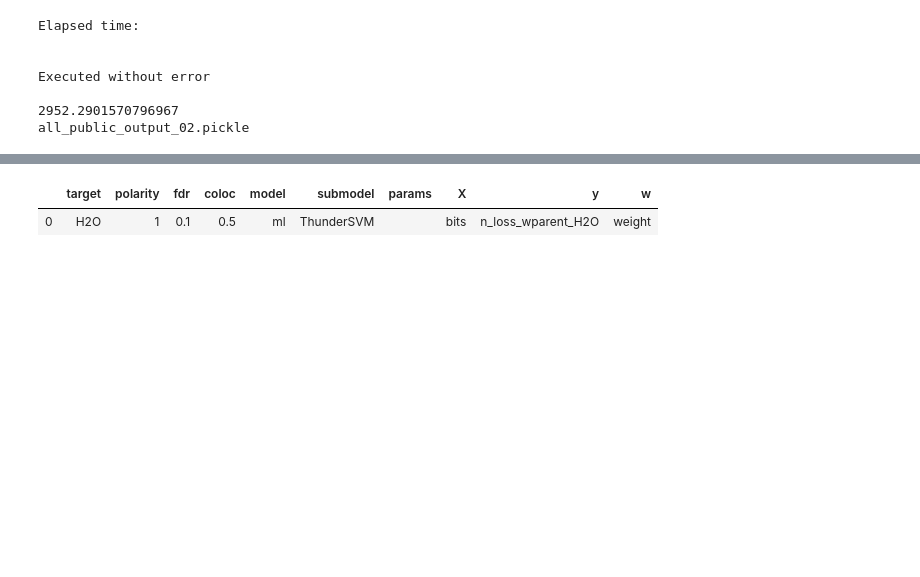
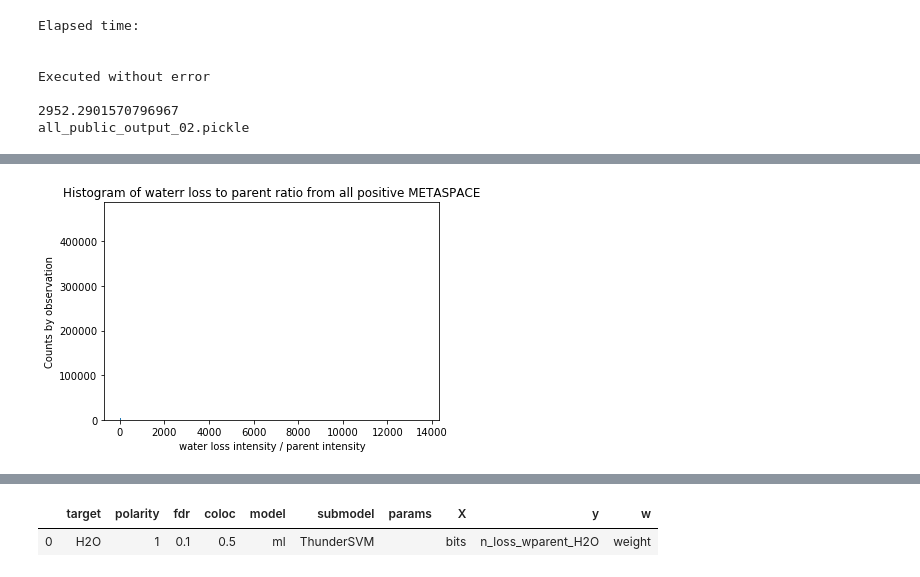
Before and after one commit to DinosaurInSpace/neutral_loss, a Jupyter notebook: nl_0_3_clean_join_nb.ipynb, the cells around one changed output, grey strips where cells are left out. Cells and saved outputs as stored; diff of their text form; code cells hidden in the pictures; blank space fills up the shorter version.

Commit message:
Updating scripts for treating problem as regression after groupby and aggregation on HMDB IDs.

```diff
--- a/nl_0_3_clean_join_nb.ipynb
+++ b/nl_0_3_clean_join_nb.ipynb
@@ -114,0 +148,2 @@ bits_df = bits_df[bits_df.hmdb_ids.isin(unique_hmdbs)].copy(deep=True)
+# %%
+join_df = join_df[join_df.polarity ==-1].copy(deep=True)
@@ -114,0 +171,6 @@ bits_df = bits_df[bits_df.hmdb_ids.isin(unique_hmdbs)].copy(deep=True)
+# %%
+good_cols = ['hmdb_ids', 'H2O_Present', 'n_loss_wparent_H2O',
+             'intensity_avg', 'intensity_avg_H2O',]
+join_df = join_df[good_cols].copy(deep=True)
+# %%
+join_df['int_ratio'] = join_df['intensity_avg_H2O'] / join_df['intensity_avg']
@@ -114,0 +197,14 @@ bits_df = bits_df[bits_df.hmdb_ids.isin(unique_hmdbs)].copy(deep=True)
+# %%
+join_df['n_obs'] = 1
+# %%
+x = join_df['int_ratio']
+fig, ax = plt.subplots()
+ax.hist(x, 1000)
+
+ax.set_xlabel('water loss intensity / parent intensity')
+ax.set_ylabel('Counts by observation')
+ax.set_title('Histogram of waterr loss to parent ratio from all positive METASPACE')
+#plt.ylim(0, 3000)
+plt.show()
+# %% [output]
+[figure, added]
```
Also changed, not shown: parts of 12 cells of this notebook, 3 other files.
